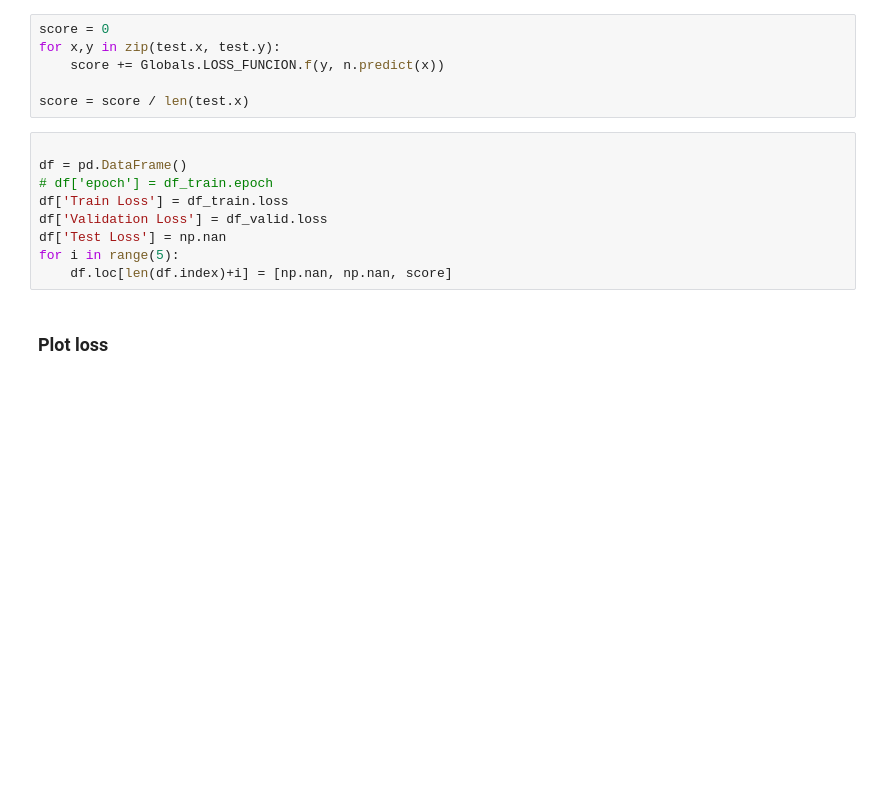
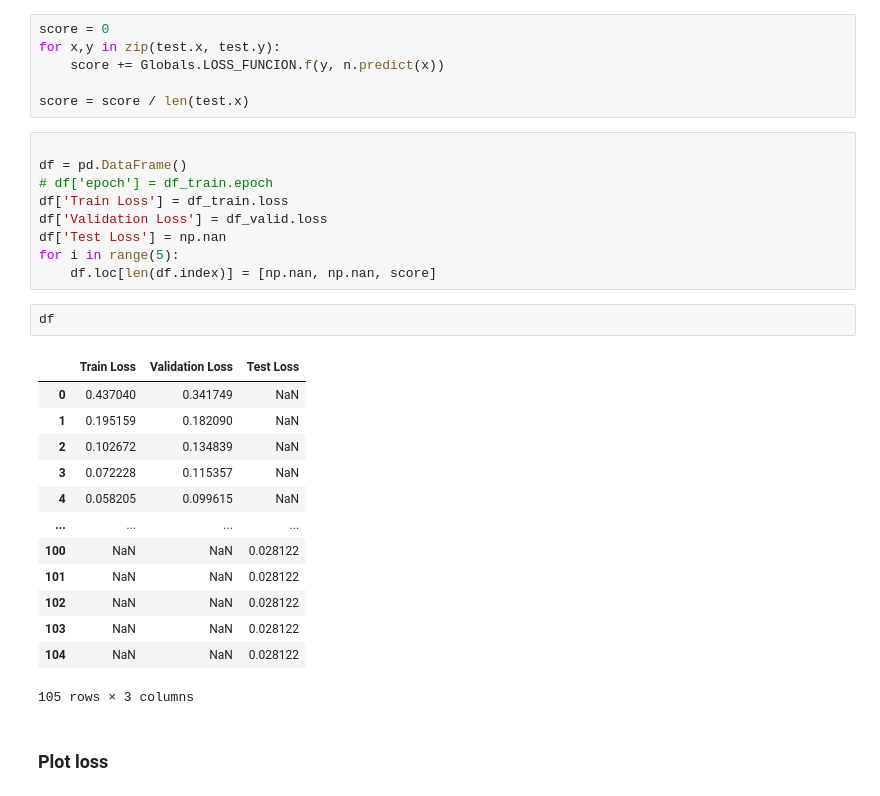
Before and after one commit to TechedLemur/IT3030, a Jupyter notebook: project1/main.ipynb, the cells around one changed output. Saved outputs shown, nothing was run; the diff lists cells and outputs as text; blank space fills up the shorter version.

```diff
--- a/project1/main.ipynb
+++ b/project1/main.ipynb
@@ -39,7 +40,23 @@ df['Train Loss'] = df_train.loss
 df['Validation Loss'] = df_valid.loss
 df['Test Loss'] = np.nan
 for i in range(5):
-    df.loc[len(df.index)+i] = [np.nan, np.nan, score]
+    df.loc[len(df.index)] = [np.nan, np.nan, score]
+# %%
+df
+# %% [output]
+|  | Train Loss | Validation Loss | Test Loss |
+| 0 | 0.437040 | 0.341749 | NaN |
+| 1 | 0.195159 | 0.182090 | NaN |
+| 2 | 0.102672 | 0.134839 | NaN |
+| 3 | 0.072228 | 0.115357 | NaN |
+| 4 | 0.058205 | 0.099615 | NaN |
+| ... | ... | ... | ... |
+| 100 | NaN | NaN | 0.028122 |
+| 101 | NaN | NaN | 0.028122 |
+| 102 | NaN | NaN | 0.028122 |
+| 103 | NaN | NaN | 0.028122 |
+| 104 | NaN | NaN | 0.028122 |
+105 rows × 3 columns
 # %% [markdown]
 ### Plot loss
 # %%
```
Also changed, not shown: parts of 10 cells of this notebook, 5 other files.
